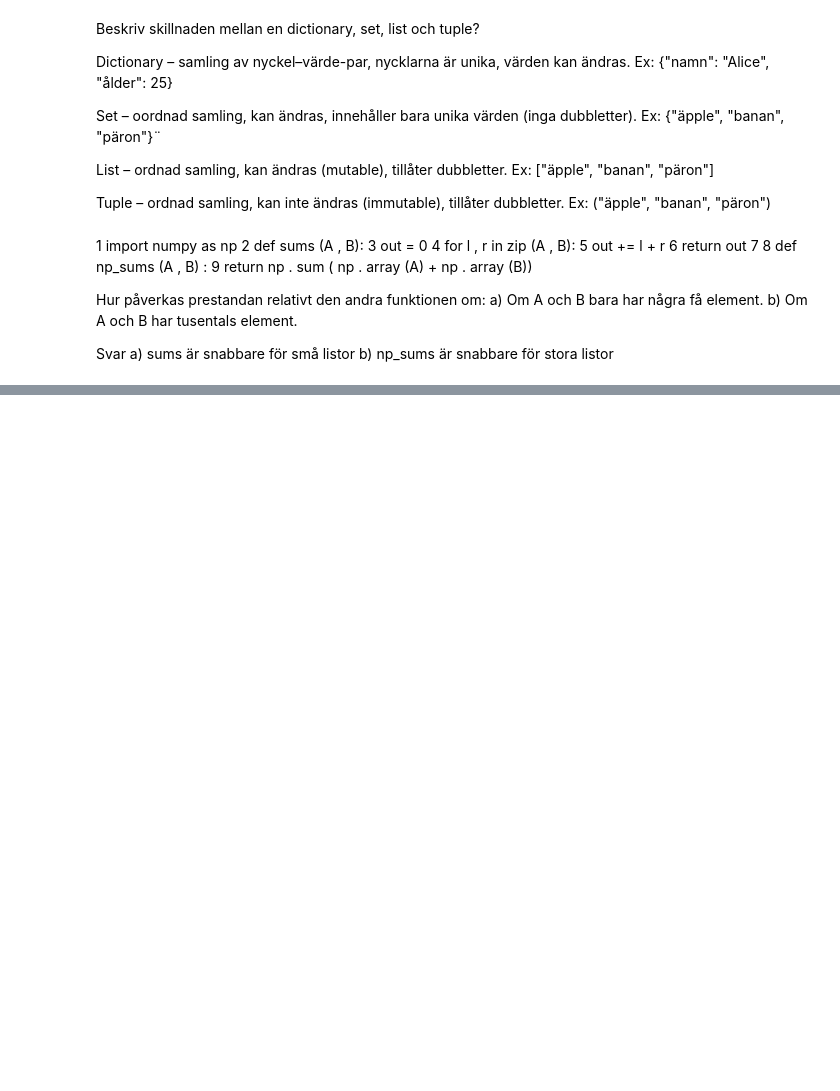
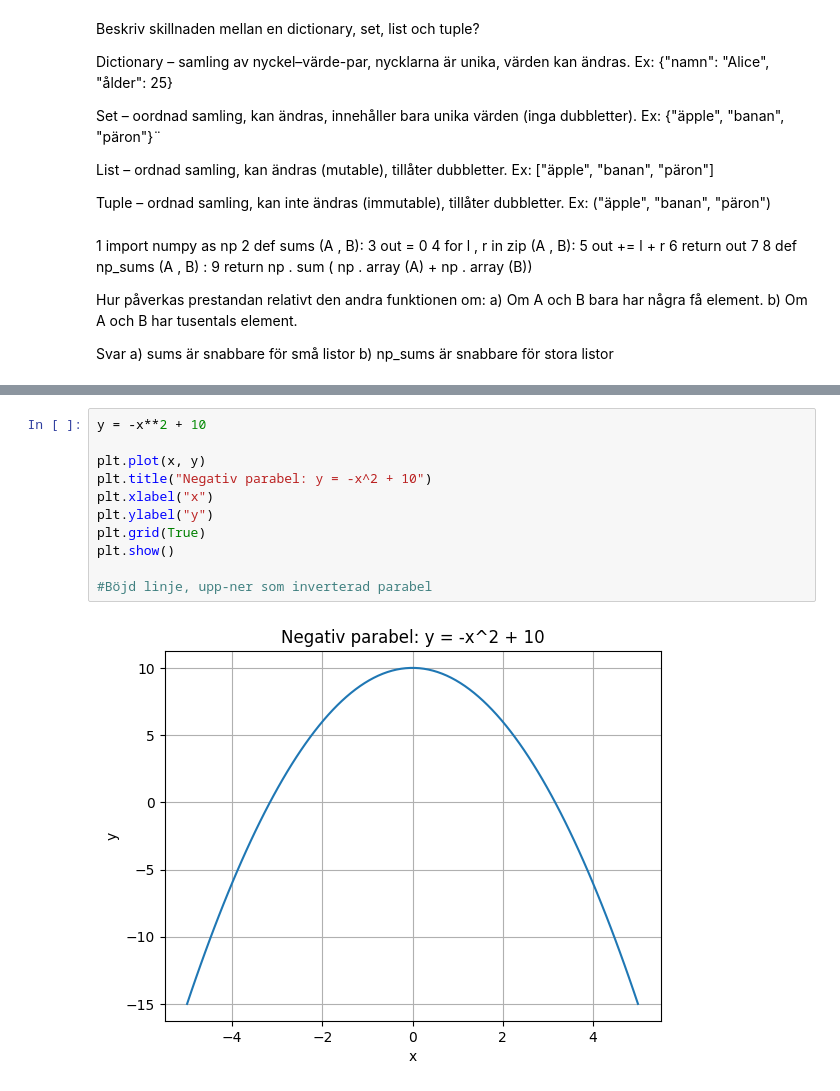
Before and after one commit to EmiJov/python-programming-EMILIA-JOVANOVIC, a Jupyter notebook: Övningar inför tentamen/Python övningstenta.ipynb, the cells around one changed output, grey strips where cells are left out. Drawn from its saved outputs; the diff is of its cells as text; blank space fills up the shorter version.

```diff
--- a/Övningar inför tentamen/Python övningstenta.ipynb
+++ b/Övningar inför tentamen/Python övningstenta.ipynb
@@ -130,0 +163,13 @@ b) np_sums är snabbare för stora listor
+# %%
+y = -x**2 + 10
+
+plt.plot(x, y)
+plt.title("Negativ parabel: y = -x^2 + 10")
+plt.xlabel("x")
+plt.ylabel("y")
+plt.grid(True)
+plt.show()
+
+#Böjd linje, upp-ner som inverterad parabel
+# %% [output]
+[figure, added]
```
Also changed, not shown: parts of 7 cells of this notebook.
